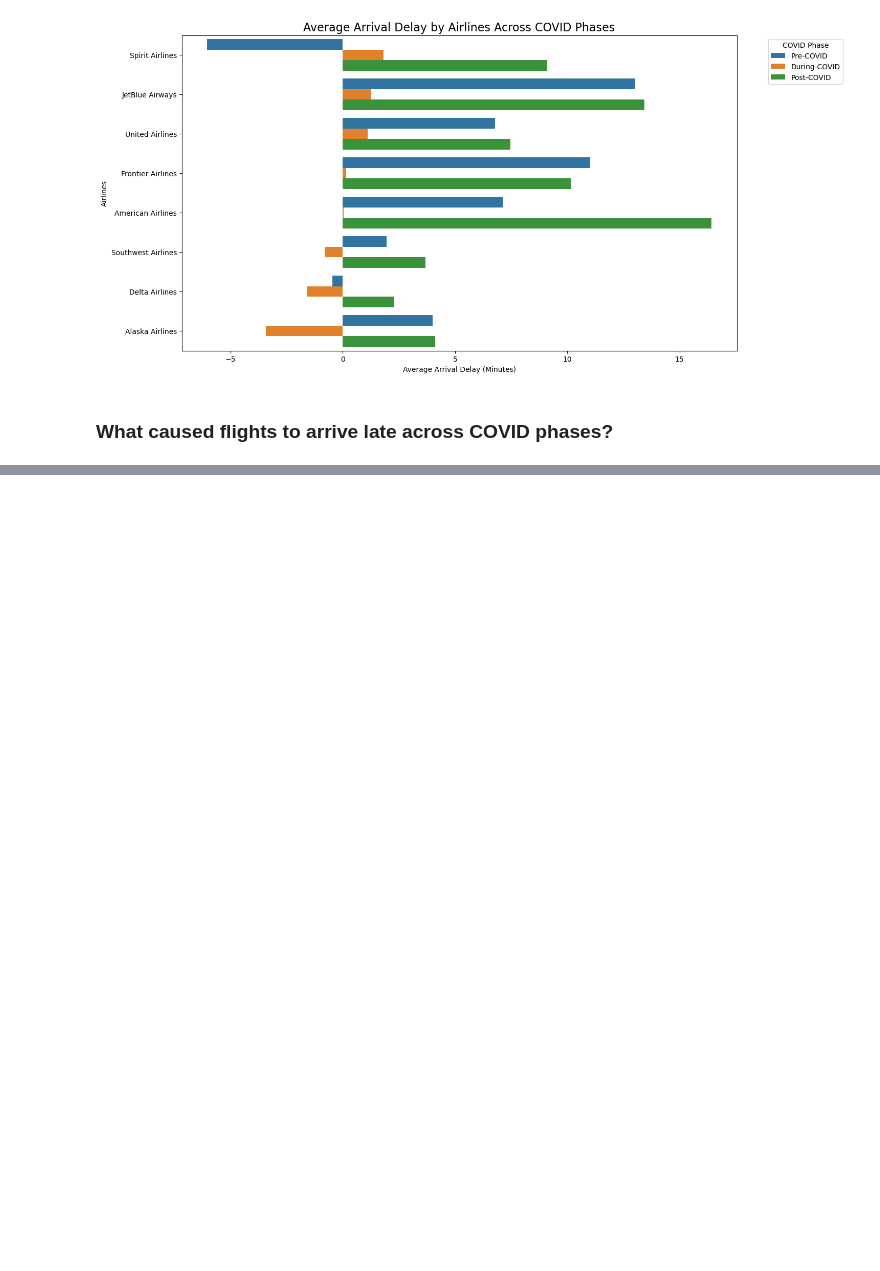
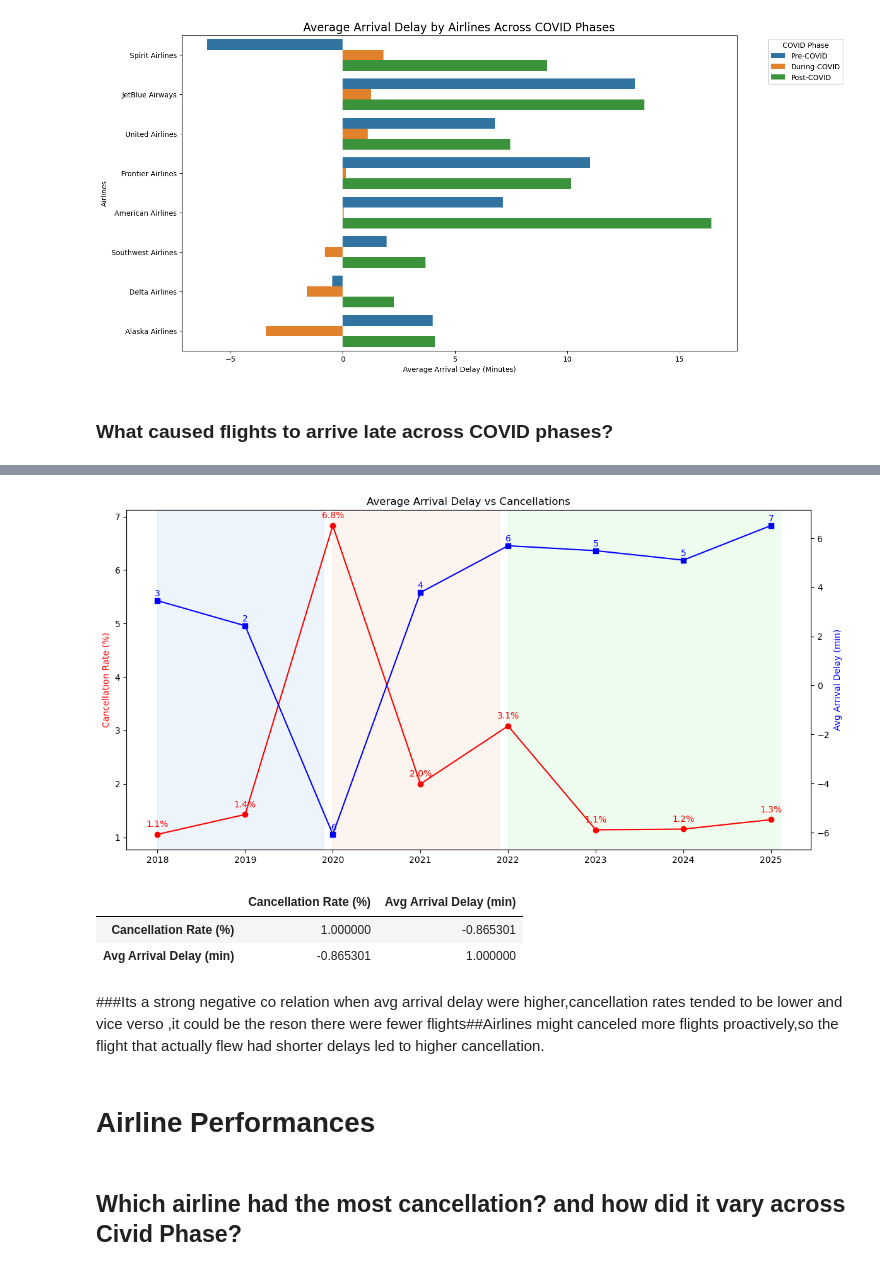
Before and after one commit to shrutivir/BNA-flight-delay-covid_impact, a Jupyter notebook: Notebook/BNA_Airport_Delay.ipynb, the cells around one changed output, grey strips where cells are left out. Saved outputs shown, nothing was run; the diff lists cells and outputs as text; code cells hidden in the pictures; blank space fills up the shorter version.

```diff
--- a/Notebook/BNA_Airport_Delay.ipynb
+++ b/Notebook/BNA_Airport_Delay.ipynb
@@ -475,0 +533,2 @@ plt.savefig('Arr_delay_causes.png', dpi=300)
+# %%
+yearly_analysis = pd.merge(yearly_cancel, yearly_arr_delay, on='Year', how='left')
@@ -475,0 +547,34 @@ plt.savefig('Arr_delay_causes.png', dpi=300)
+# %%
+fig, ax1 = plt.subplots(figsize=(14,7))
+### Cancellation rate
+ax1.plot(yearly_analysis['Year'], yearly_analysis['Cancellation Rate (%)'], marker='o', color='red', label='Cancellation Rate (%)')
+ax1.set_ylabel('Cancellation Rate (%)', color='red')
+ax1.axvspan(2018, 2019.9, color='#d0e1f9', alpha=0.35)   # Pre-COVID
+ax1.axvspan(2020, 2021.9, color='#f9e0d0', alpha=0.35)   # During-COVID
+ax1.axvspan(2022, 2025.1, color='#d0f9d6', alpha=0.35)   # Post-COVID
+### Annotate cancellation rate
+for x, y in zip(yearly_analysis['Year'], yearly_analysis['Cancellation Rate (%)']):
+    ax1.text(x, y + 0.1, f'{y:.1f}%', ha='center', va='bottom', fontsize=10, color='red')
+### Average arrival delay
+ax2 = ax1.twinx()
+ax2.plot(yearly_analysis['Year'], yearly_analysis['Avg Arrival Delay (min)'], marker='s', color='blue', label='Avg Arrival Delay')
+ax2.set_ylabel('Avg Arrival Delay (min)', color='blue')
+for x, y in zip(yearly_analysis['Year'], yearly_analysis['Avg Arrival Delay (min)']):
+    ax2.text(x, y + 0.1, f'{y:.0f}', ha='center', va='bottom', fontsize=10, color='blue')
+plt.title('Average Arrival Delay vs Cancellations')
+plt.xticks(yearly_analysis['Year'])
+plt.savefig('Avg Arrival delay vs Cancellation.png', dpi=300)
+# %% [output]
+[figure, added]
+# %%
+yearly_analysis[['Cancellation Rate (%)', 'Avg Arrival Delay (min)']].corr()
+# %% [output]
+|  | Cancellation Rate (%) | Avg Arrival Delay (min) |
+| Cancellation Rate (%) | 1.000000 | -0.865301 |
+| Avg Arrival Delay (min) | -0.865301 | 1.000000 |
+# %% [markdown]
+###Its a strong negative co relation when avg arrival delay were higher,cancellation rates tended to be lower and vice verso ,it could be the reson there were fewer flights##Airlines might canceled more flights proactively,so the flight that actually flew had shorter delays led to higher cancellation.
+# %% [markdown]
+# Airline Performances
+# %% [markdown]
+## Which airline had the most cancellation? and how did it vary across Civid Phase?
```
Also changed, not shown: parts of 42 cells of this notebook, 10 other files.
